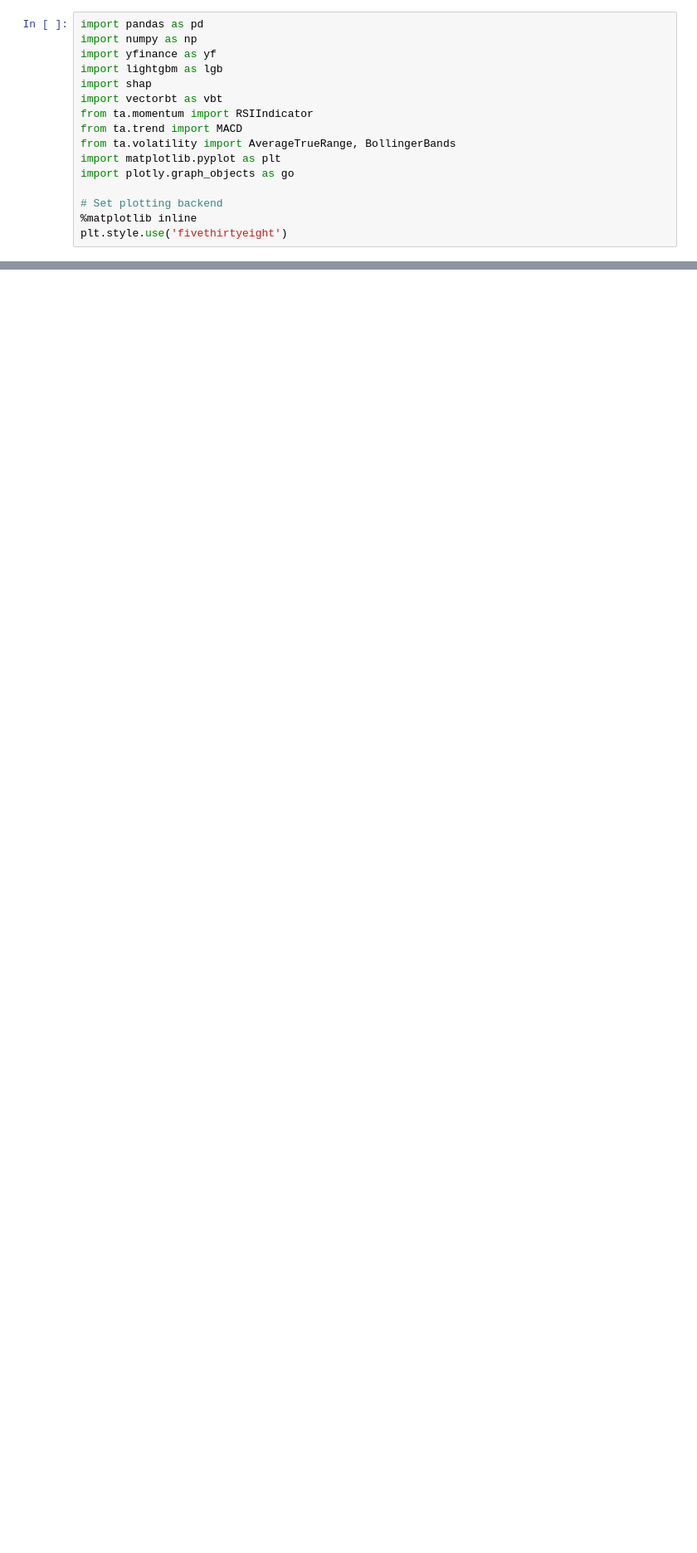
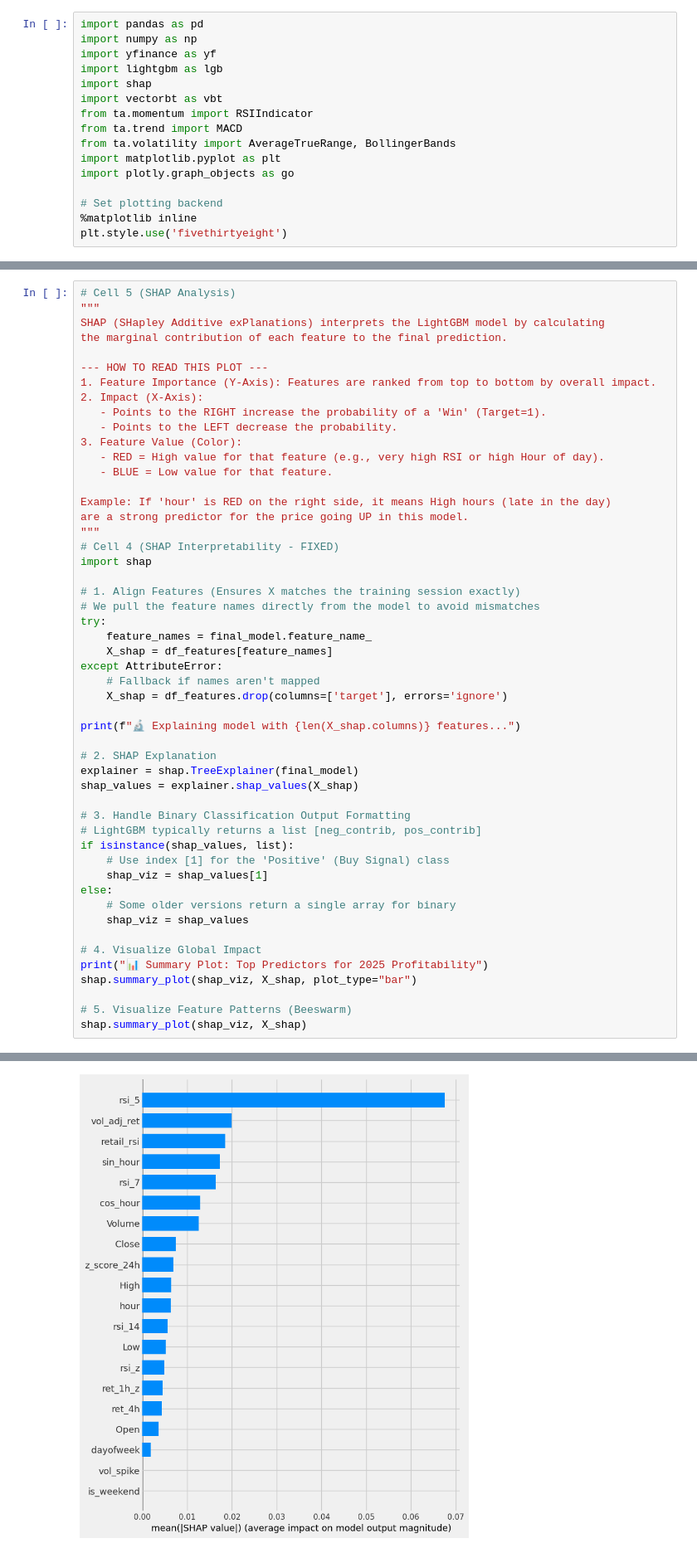
Before and after one commit to Kevocado/algo-trade-hub-prod, a Jupyter notebook: quant_research_lab/lightgbm_backtest.ipynb, the cells around one changed output, grey strips where cells are left out. Shown at 83% size. Saved outputs shown, nothing was run; the diff lists cells and outputs as text; blank space fills up the shorter version.

```diff
--- a/quant_research_lab/lightgbm_backtest.ipynb
+++ b/quant_research_lab/lightgbm_backtest.ipynb
@@ -205,0 +246,52 @@ Signals Generated: 1196 trades out of 14440 samples.
+# %%
+# Cell 5 (SHAP Analysis)
+"""
+SHAP (SHapley Additive exPlanations) interprets the LightGBM model by calculating
+the marginal contribution of each feature to the final prediction.
+
+--- HOW TO READ THIS PLOT ---
+1. Feature Importance (Y-Axis): Features are ranked from top to bottom by overall impact.
+2. Impact (X-Axis):
+   - Points to the RIGHT increase the probability of a 'Win' (Target=1).
+   - Points to the LEFT decrease the probability.
+3. Feature Value (Color):
+   - RED = High value for that feature (e.g., very high RSI or high Hour of day).
+   - BLUE = Low value for that feature.
+
+Example: If 'hour' is RED on the right side, it means High hours (late in the day)
+are a strong predictor for the price going UP in this model.
+"""
+# Cell 4 (SHAP Interpretability - FIXED)
+import shap
+
+# 1. Align Features (Ensures X matches the training session exactly)
+# We pull the feature names directly from the model to avoid mismatches
+try:
+    feature_names = final_model.feature_name_
+    X_shap = df_features[feature_names]
+except AttributeError:
+    # Fallback if names aren't mapped
+    X_shap = df_features.drop(columns=['target'], errors='ignore')
+
+print(f"🔬 Explaining model with {len(X_shap.columns)} features...")
+
+# 2. SHAP Explanation
+explainer = shap.TreeExplainer(final_model)
+shap_values = explainer.shap_values(X_shap)
+
+# 3. Handle Binary Classification Output Formatting
+# LightGBM typically returns a list [neg_contrib, pos_contrib]
+if isinstance(shap_values, list):
+    # Use index [1] for the 'Positive' (Buy Signal) class
+    shap_viz = shap_values[1]
+else:
+    # Some older versions return a single array for binary
+    shap_viz = shap_values
+
+# 4. Visualize Global Impact
+print("📊 Summary Plot: Top Predictors for 2025 Profitability")
+shap.summary_plot(shap_viz, X_shap, plot_type="bar")
+
+# 5. Visualize Feature Patterns (Beeswarm)
+shap.summary_plot(shap_viz, X_shap)
+# %% [output]
@@ -205,0 +304 @@ Signals Generated: 1196 trades out of 14440 samples.
+[figure, added]
```
Also changed, not shown: parts of 16 cells of this notebook, 4 other files.
